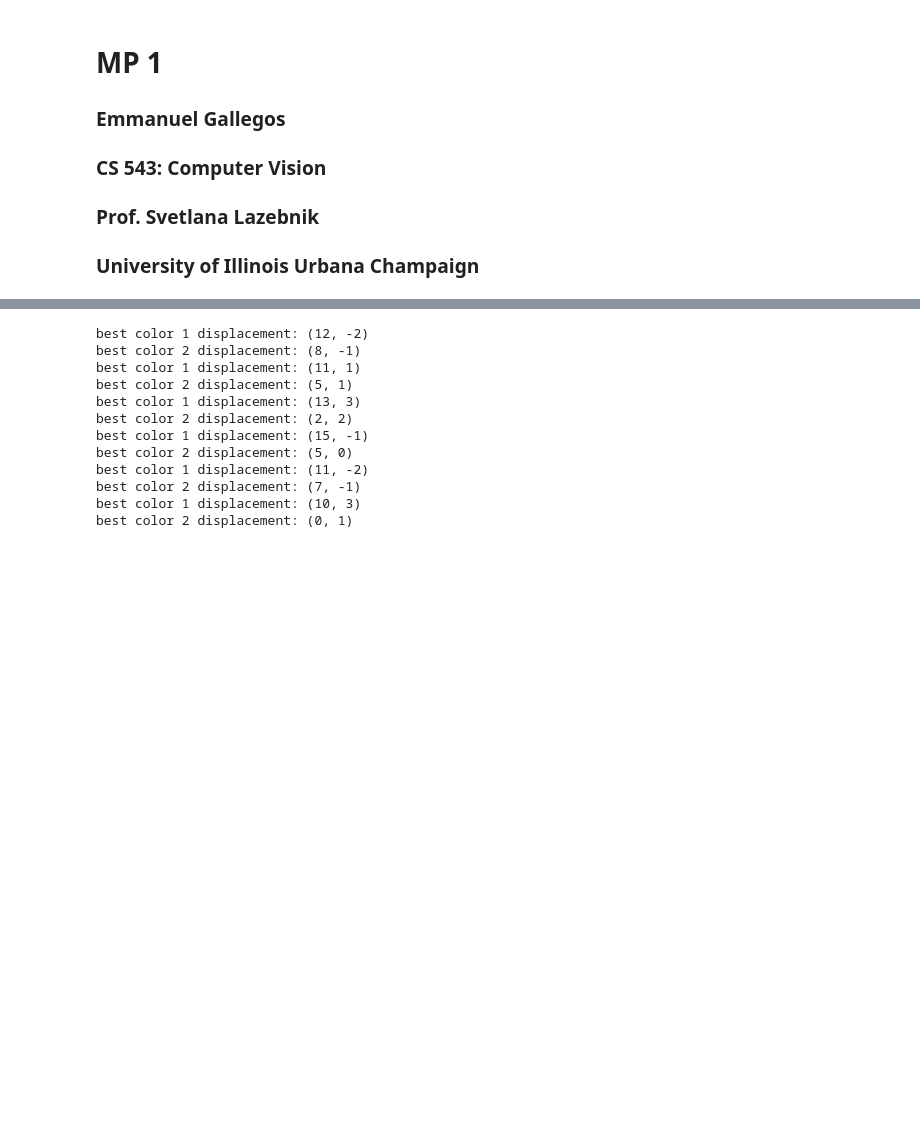
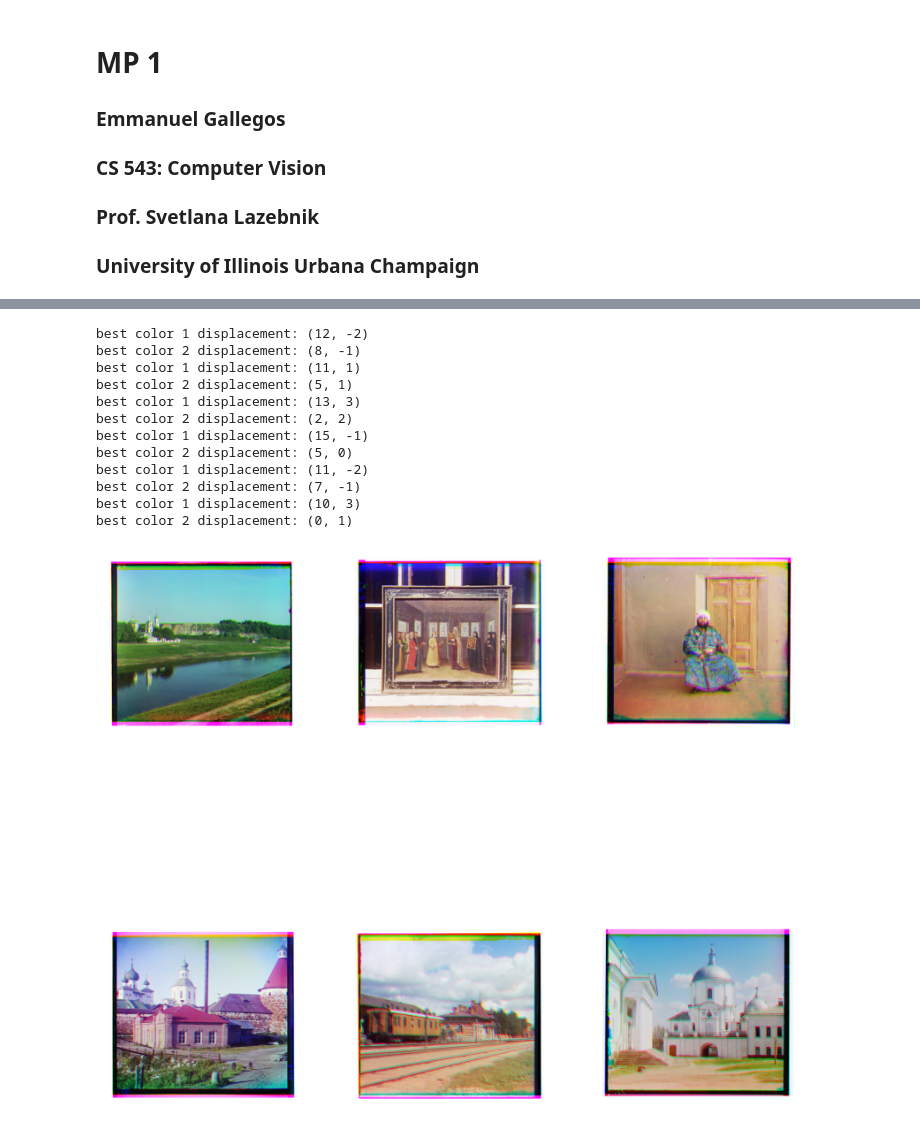
Before and after one commit to One2Remember/Colorizing-Prokudin-Gorskii-Images-of-Russian-empire, a Jupyter notebook: MP1.ipynb, the cells around one changed output, grey strips where cells are left out. Cells and saved outputs as stored; diff of their text form; code cells hidden in the pictures; blank space fills up the shorter version.

```diff
--- a/MP1.ipynb
+++ b/MP1.ipynb
@@ -57,15 +58,5 @@ print(basic_colorized_paths)
 # %%
-for n in range (0,len(basic_img_paths)):
-    # open image
-    image = Image.open(basic_img_paths[n])
-    grayscale_img = image.convert("L")
-    # image to numpy array
-    np_img = np.array(image)
-    # ensure n_rows is multiple of 3
-    while np_img.shape[0] % 3 != 0:
-        np_img = np.pad(np_img, ((0,1),(0,0)), mode='constant', constant_values=255)
-    # get 3 channel images
-    bgr_channels = np.array(np.array_split(np_img, 3))
+def align_image(bgr_image):
     # pad the images with 15 rows/cols of 255
     padded_channels = np.pad(bgr_channels,((0,0),(15,15),(15,15)), mode='constant', constant_values=255)
     # save shape of channel
@@ -139,19 +130,44 @@ for n in range (0,len(basic_img_paths)):
     # flip channels to rgb channels
     rgb_image = np.flip(bgr_image, axis=-1)
 
-    # save image
-    im = Image.fromarray(rgb_image)
-    im.save(basic_colorized_paths[n])
+    return rgb_image
-# %% [output]
-best color 1 displacement: (12, -2)
-best color 2 displacement: (8, -1)
-best color 1 displacement: (11, 1)
-best color 2 displacement: (5, 1)
-best color 1 displacement: (13, 3)
-best color 2 displacement: (2, 2)
-best color 1 displacement: (15, -1)
-best color 2 displacement: (5, 0)
-best color 1 displacement: (11, -2)
-best color 2 displacement: (7, -1)
-best color 1 displacement: (10, 3)
-best color 2 displacement: (0, 1)
+# %%
+ # create figure
+fig = plt.figure(figsize=(32, 32))
+rows = 2
+columns = 3
+
+for n in range (0,len(basic_img_paths)):
+    # open image
+    image = Image.open(basic_img_paths[n])
+    grayscale_img = image.convert("L")
+    # image to numpy array
+    np_img = np.array(image)
+    # ensure n_rows is multiple of 3
+    while np_img.shape[0] % 3 != 0:
+        np_img = np.pad(np_img, ((0,1),(0,0)), mode='constant', constant_values=255)
+    # get 3 channel images
+    bgr_channels = np.array(np.array_split(np_img, 3))
+    # align image
+    rgb_image = align_image(bgr_channels)
+    # display image
+    fig.add_subplot(rows, columns, n+1)
+    plt.axis('off')
+    plt.imshow(rgb_image)
+    # save image
+    im = Image.fromarray(rgb_image)
+    im.save(basic_colorized_paths[n])
+# %% [output]
+best color 1 displacement: (12, -2)
+best color 2 displacement: (8, -1)
+best color 1 displacement: (11, 1)
+best color 2 displacement: (5, 1)
+best color 1 displacement: (13, 3)
+best color 2 displacement: (2, 2)
+best color 1 displacement: (15, -1)
+best color 2 displacement: (5, 0)
+best color 1 displacement: (11, -2)
+best color 2 displacement: (7, -1)
+best color 1 displacement: (10, 3)
+best color 2 displacement: (0, 1)
+[figure, added]
```
Also changed, not shown: parts of 2 cells of this notebook.
